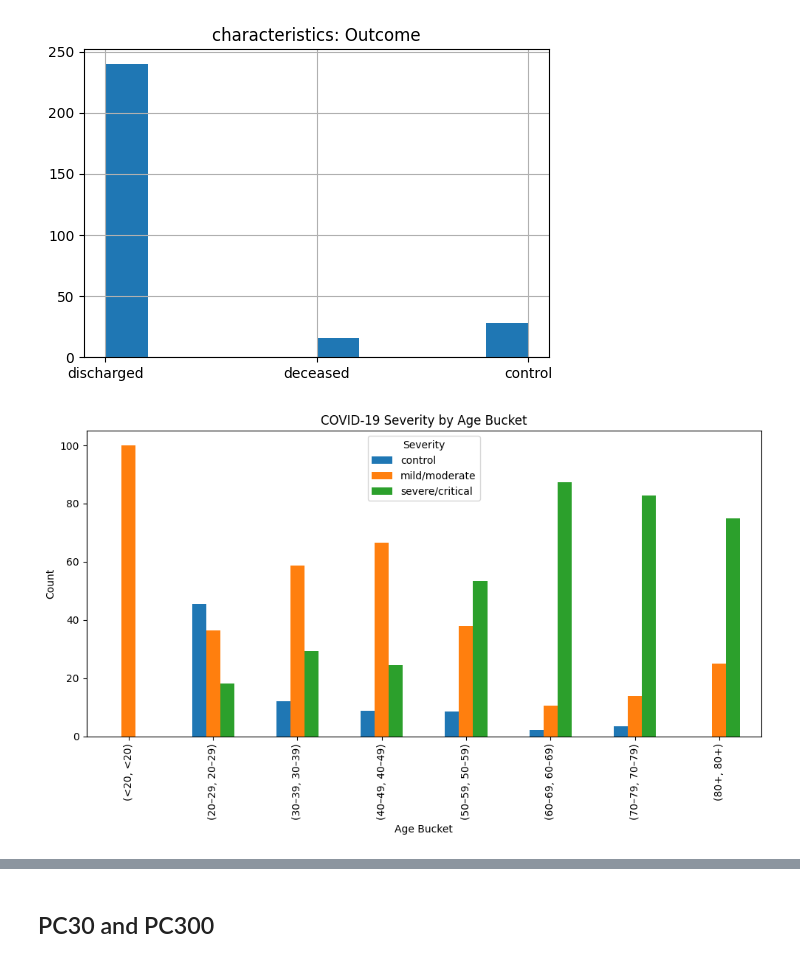
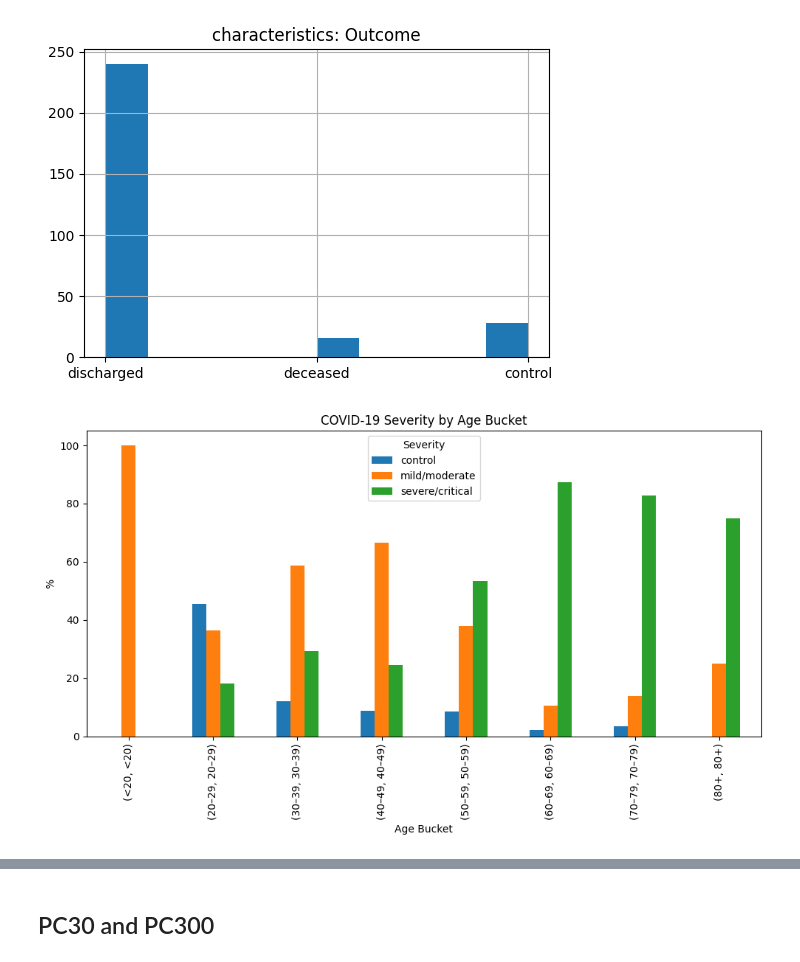
Before and after one commit to mariafernandasf/ml4fg-final-project, a Jupyter notebook: [ms7073]_ML4F4_Interim_Report.ipynb, the cells around one changed output, grey strips where cells are left out. Cells and saved outputs as stored; diff of their text form; code cells hidden in the pictures.

```diff
--- a/[ms7073]_ML4F4_Interim_Report.ipynb
+++ b/[ms7073]_ML4F4_Interim_Report.ipynb
@@ -202,26 +202,26 @@ for col in subset:
 # %%
 age_bins = [0, 20, 30, 40, 50, 60, 70, 80, 100]
 age_labels = ['<20', '20–29', '30–39', '40–49', '50–59', '60–69', '70–79', '80+']
 sample_metadata['age_bucket'] = pd.cut(sample_metadata['characteristics: Age'], bins=age_bins, labels=age_labels, right=False)
 
 pivot = (
     sample_metadata
     .groupby(['age_bucket', 'characteristics: CoVID-19 severity'])
     .size()
     .groupby(level=0)  # normalize within each age bucket
     .apply(lambda x: 100 * x / x.sum())
     .unstack(fill_value=0)
 )
 
 pivot.plot(kind='bar', figsize=(10,6))
 plt.title("COVID-19 Severity by Age Bucket")
 plt.xlabel("Age Bucket")
-plt.ylabel("Count")
+plt.ylabel("%")
 plt.legend(title="Severity")
 plt.tight_layout()
 plt.show()
 # %% [output]
-[figure, old version]
+[figure, new version]
 # %%
 
 pivot = (
```
Also changed, not shown: parts of 5 cells of this notebook.
